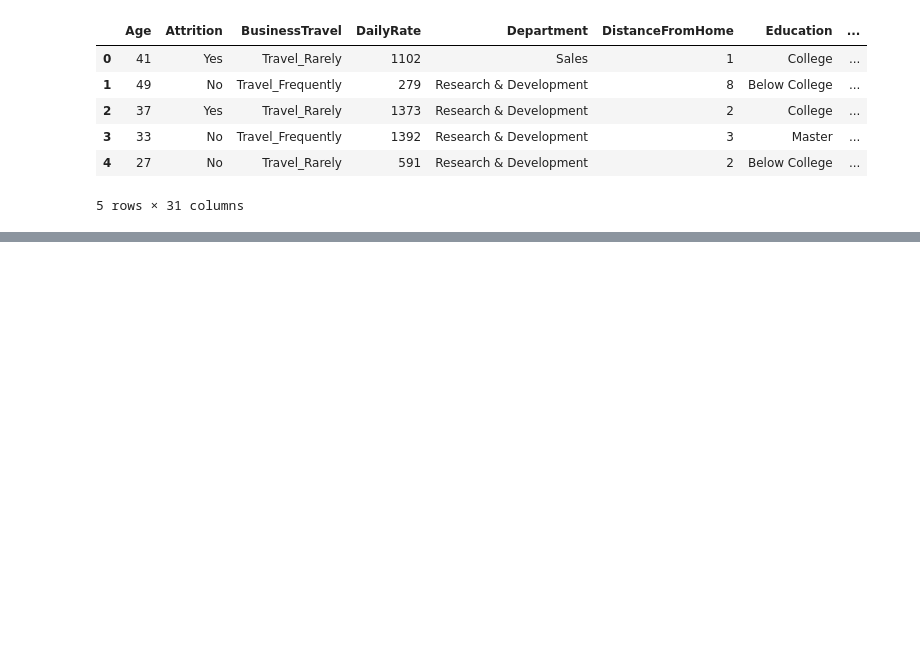
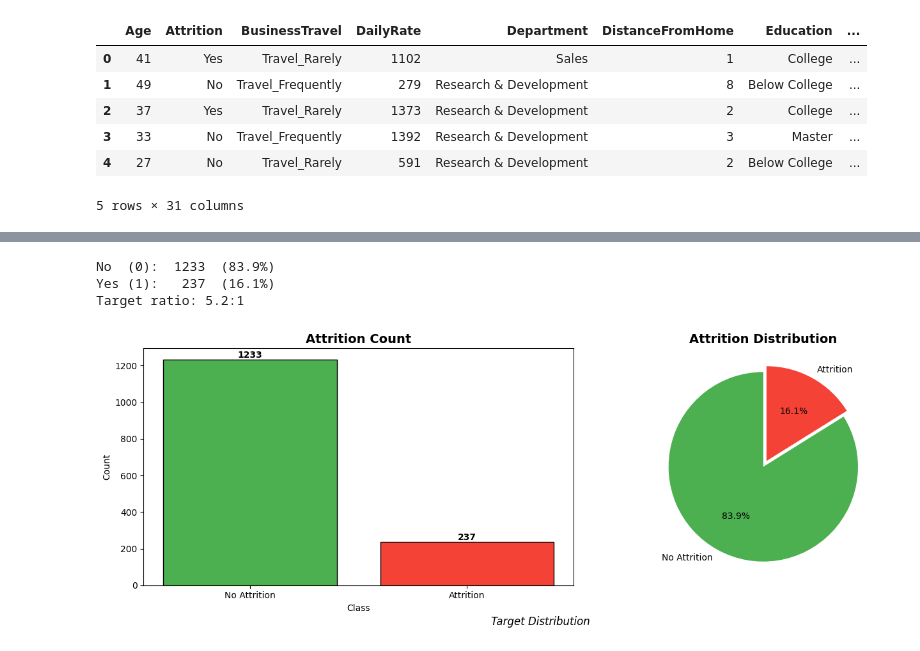
Before and after one commit to rimonshy/Employee-Churn-Prediction-System, a Jupyter notebook: notebook.ipynb, the cells around one changed output, grey strips where cells are left out. Drawn from its saved outputs; the diff is of its cells as text; code cells hidden in the pictures; blank space fills up the shorter version.

```diff
--- a/notebook.ipynb
+++ b/notebook.ipynb
@@ -11,0 +10,14 @@ import pandas as pd
+# %%
+import pandas as pd
+import numpy as np
+from scipy import stats
+from scipy.stats import pointbiserialr
+import matplotlib
+import matplotlib.pyplot as plt
+import seaborn as sns
+
+# ── Global settings ──────────────────────────────────────────
+RANDOM_STATE = 42
+plt.style.use('seaborn-v0_8-pastel')
+# sns.set_palette('husl')
+FIG_W, FIG_H = 14, 6
@@ -44,0 +193,36 @@ df.head()
+# %%
+# Encode target
+df['Attrition'] = (df['Attrition'] == 'Yes').astype(int)
+counts = df['Attrition'].value_counts().sort_index()   # sort so 0 is first
+pct    = df['Attrition'].value_counts(normalize=True).sort_index() * 100
+ratio = counts.iloc[0] / counts.iloc[1]
+
+print(f"No  (0): {counts.iloc[0]:>5}  ({pct.iloc[0]:.1f}%)")
+print(f"Yes (1): {counts.iloc[1]:>5}  ({pct.iloc[1]:.1f}%)")
+print(f"Target ratio: {ratio:.1f}:1")
+
+fig, axes = plt.subplots(1, 2, figsize=(FIG_W, 5))
+
+# Count bar
+axes[0].bar(['No Attrition', 'Attrition'], counts.values, color=['#4CAF50', '#F44336'], edgecolor='black')
+for i, v in enumerate(counts.values):
+    axes[0].text(i, v + 10, str(v), ha='center', fontweight='bold')
+axes[0].set_title('Attrition Count', fontsize=14, fontweight='bold')
+axes[0].set_subtitle = None
+axes[0].set_xlabel('Class'); axes[0].set_ylabel('Count')
+
+# Pie
+axes[1].pie(counts.values, labels=['No Attrition', 'Attrition'],
+            autopct='%1.1f%%', colors=['#4CAF50', '#F44336'],
+            startangle=90, explode=[0, 0.07])
+axes[1].set_title('Attrition Distribution', fontsize=14, fontweight='bold')
+
+fig.suptitle('Target Distribution',
+             fontsize=12, style='italic', y=0.02)
+plt.tight_layout()
+plt.show()
+# %% [output]
+No  (0):  1233  (83.9%)
+Yes (1):   237  (16.1%)
+Target ratio: 5.2:1
+[figure, added]
```
Also changed, not shown: parts of 26 cells of this notebook.
